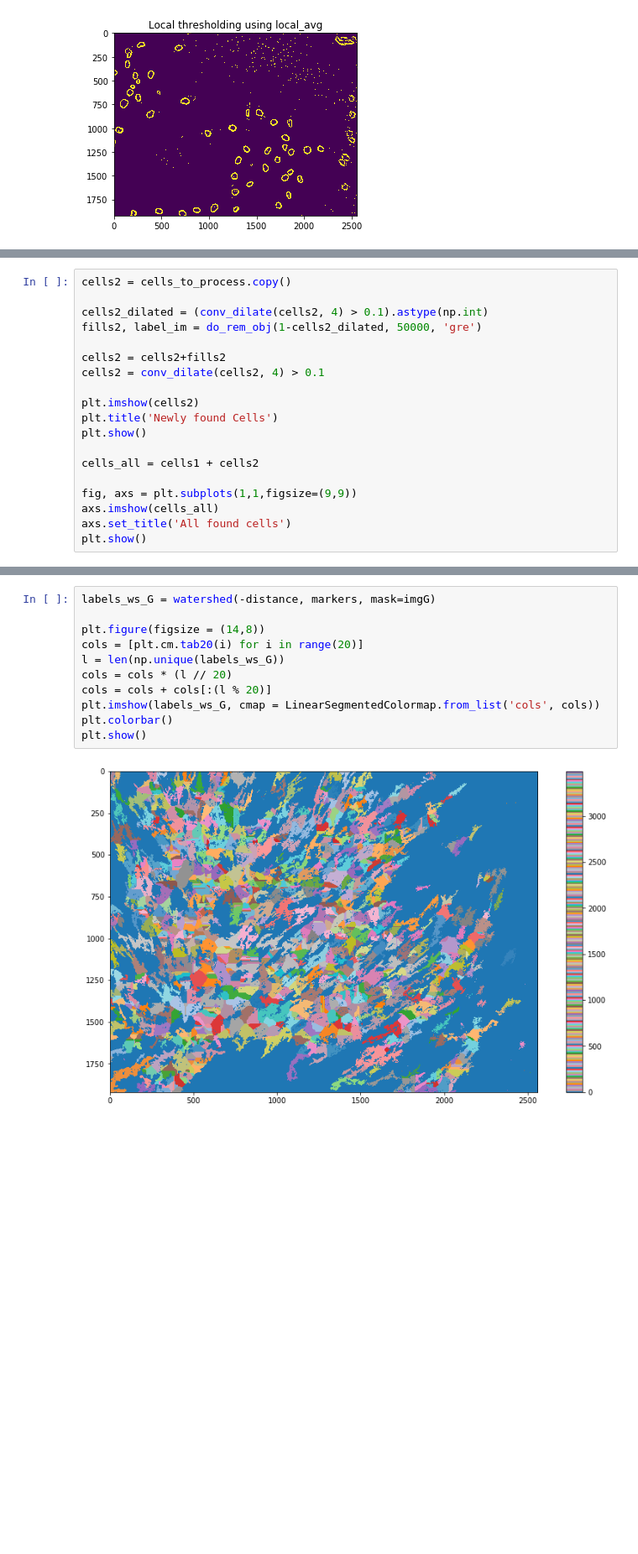
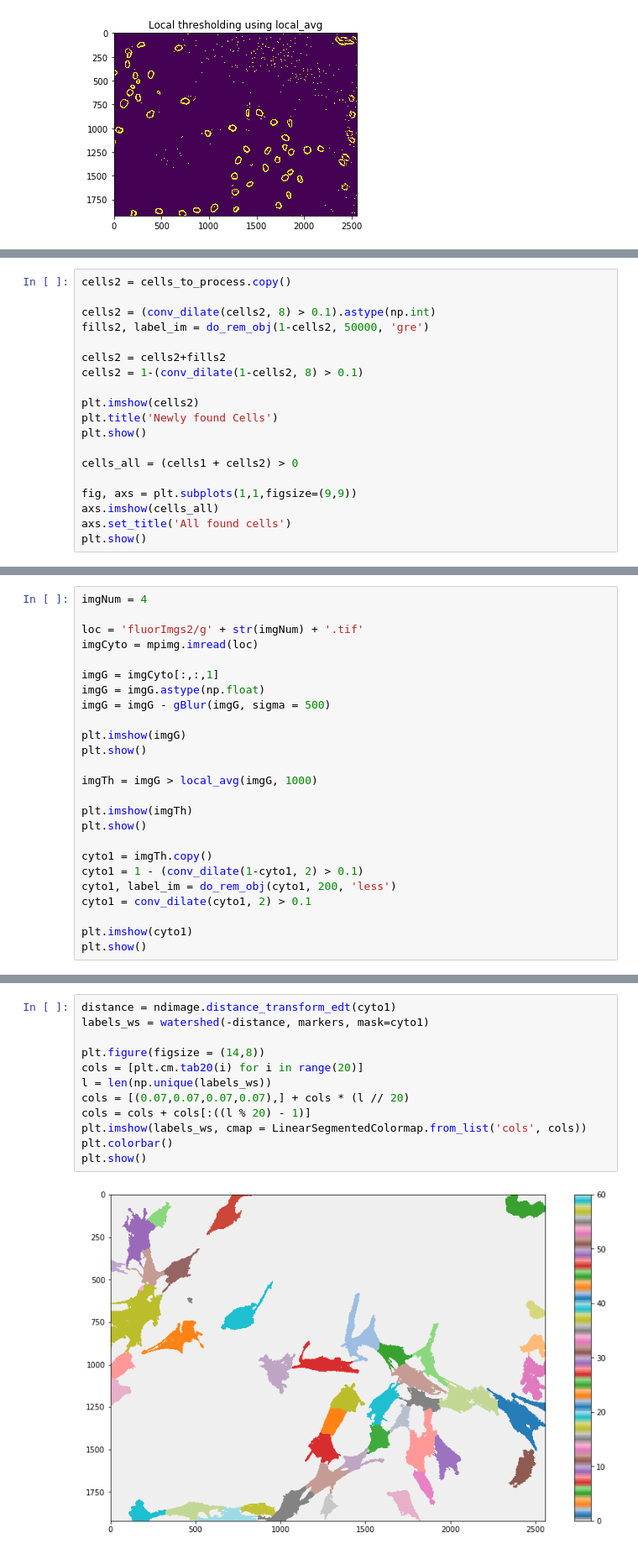
Before and after one commit to SvenPVoigt/PublicNotebooks, a Jupyter notebook: Cell_Pipeline_Ver09.ipynb, the cells around one changed output, grey strips where cells are left out. Shown at 84% size. Saved outputs shown, nothing was run; the diff lists cells and outputs as text; blank space fills up the shorter version.

```diff
--- a/Cell_Pipeline_Ver09.ipynb
+++ b/Cell_Pipeline_Ver09.ipynb
@@ -88,17 +89,17 @@ plt.show()
 # %%
 cells2 = cells_to_process.copy()
 
-cells2_dilated = (conv_dilate(cells2, 4) > 0.1).astype(np.int)
-fills2, label_im = do_rem_obj(1-cells2_dilated, 50000, 'gre')
+cells2 = (conv_dilate(cells2, 8) > 0.1).astype(np.int)
+fills2, label_im = do_rem_obj(1-cells2, 50000, 'gre')
 
 cells2 = cells2+fills2
-cells2 = conv_dilate(cells2, 4) > 0.1
+cells2 = 1-(conv_dilate(1-cells2, 8) > 0.1)
 
 plt.imshow(cells2)
 plt.title('Newly found Cells')
 plt.show()
 
-cells_all = cells1 + cells2
+cells_all = (cells1 + cells2) > 0
 
 fig, axs = plt.subplots(1,1,figsize=(9,9))
 axs.imshow(cells_all)
@@ -193,0 +160,25 @@ plt.show()
+# %%
+imgNum = 4
+
+loc = 'fluorImgs2/g' + str(imgNum) + '.tif'
+imgCyto = mpimg.imread(loc)
+
+imgG = imgCyto[:,:,1]
+imgG = imgG.astype(np.float)
+imgG = imgG - gBlur(imgG, sigma = 500)
+
+plt.imshow(imgG)
+plt.show()
+
+imgTh = imgG > local_avg(imgG, 1000)
+
+plt.imshow(imgTh)
+plt.show()
+
+cyto1 = imgTh.copy()
+cyto1 = 1 - (conv_dilate(1-cyto1, 2) > 0.1)
+cyto1, label_im = do_rem_obj(cyto1, 200, 'less')
+cyto1 = conv_dilate(cyto1, 2) > 0.1
+
+plt.imshow(cyto1)
+plt.show()
@@ -194,13 +189,14 @@ plt.show()
 # %%
-labels_ws_G = watershed(-distance, markers, mask=imgG)
+distance = ndimage.distance_transform_edt(cyto1)
+labels_ws = watershed(-distance, markers, mask=cyto1)
 
 plt.figure(figsize = (14,8))
 cols = [plt.cm.tab20(i) for i in range(20)]
-l = len(np.unique(labels_ws_G))
-cols = cols * (l // 20)
-cols = cols + cols[:(l % 20)]
-plt.imshow(labels_ws_G, cmap = LinearSegmentedColormap.from_list('cols', cols))
+l = len(np.unique(labels_ws))
+cols = [(0.07,0.07,0.07,0.07),] + cols * (l // 20)
+cols = cols + cols[:((l % 20) - 1)]
+plt.imshow(labels_ws, cmap = LinearSegmentedColormap.from_list('cols', cols))
 plt.colorbar()
 plt.show()
 # %% [output]
-[figure, old version]
+[figure, new version]
```
Also changed, not shown: parts of 9 cells of this notebook.
